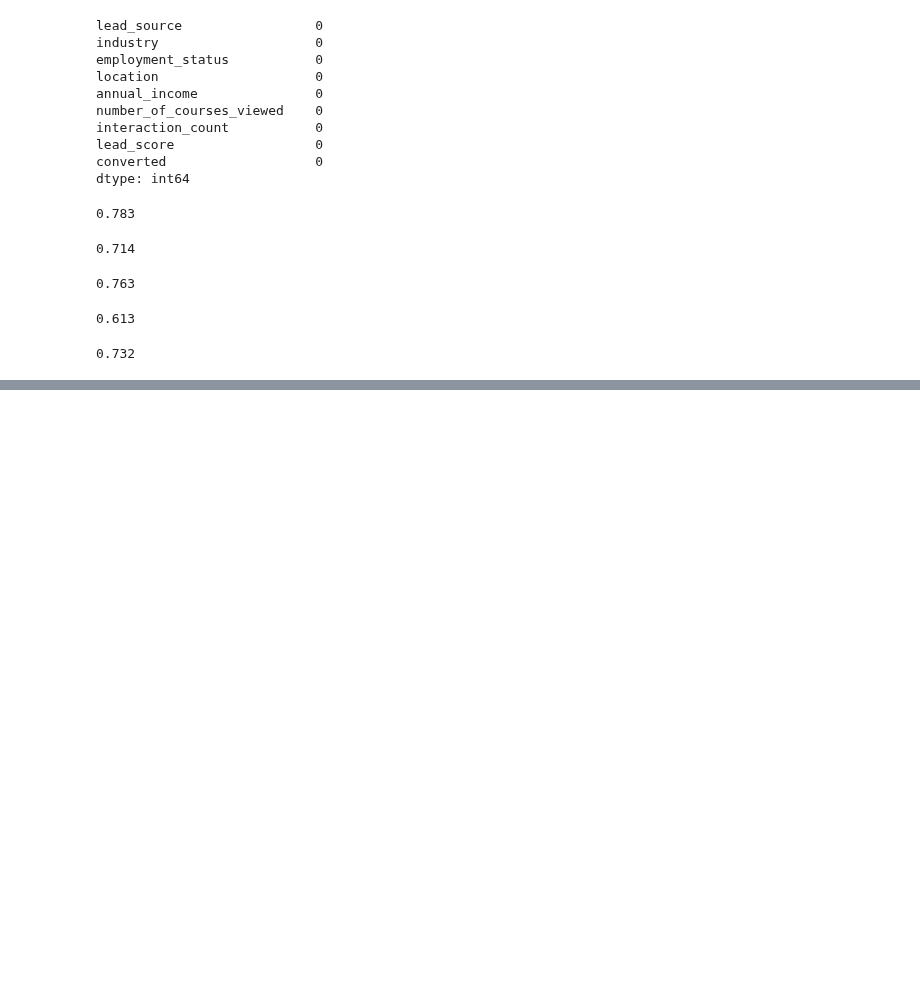
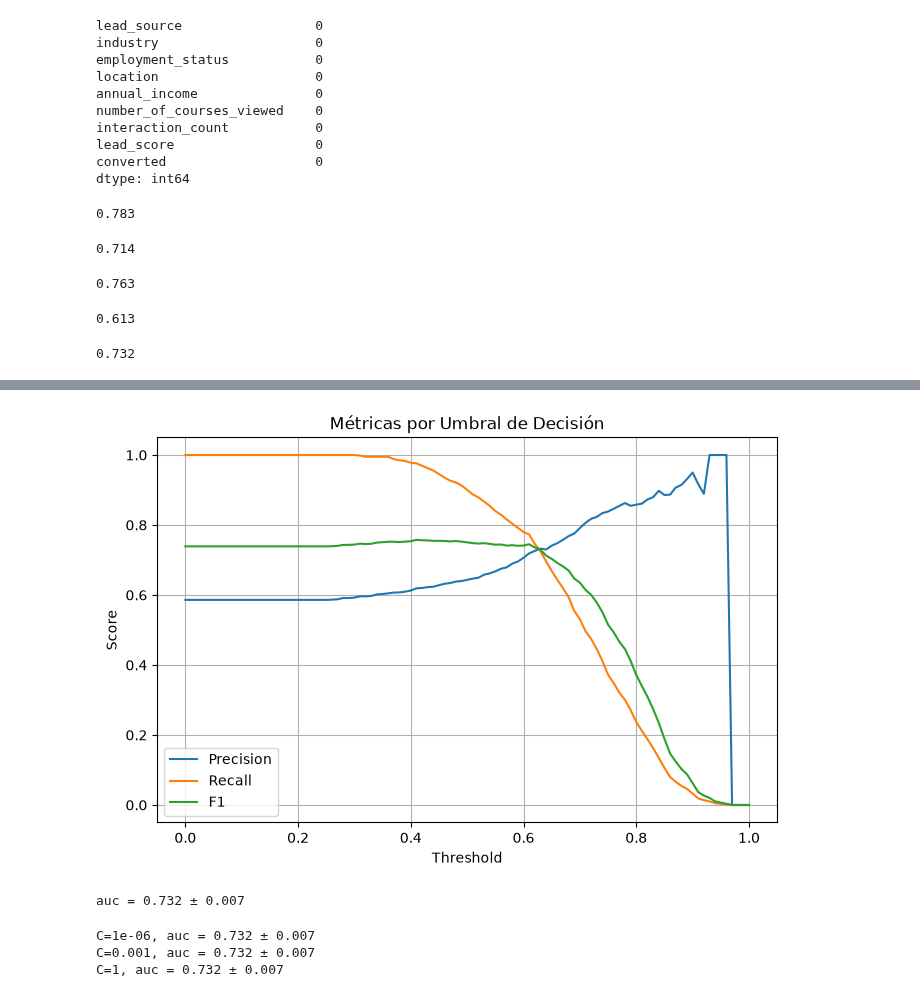
Before and after one commit to MasterGino7/MLZHW2026, a Jupyter notebook: 04-evaluation/Homework04.ipynb, the cells around one changed output, grey strips where cells are left out. Cells and saved outputs as stored; diff of their text form; code cells hidden in the pictures; blank space fills up the shorter version.

```diff
--- a/04-evaluation/Homework04.ipynb
+++ b/04-evaluation/Homework04.ipynb
@@ -82,3 +88,24 @@ fpr, tpr, thresholds = roc_curve(y_val, y_pred)
 round(auc(fpr, tpr),3)
 # %% [output]
 0.732
+# %%
+#Question 3 and 4
+thresholds = np.round(np.linspace(0, 1, 100),2)
+precision = []
+recall = []
+F1 = []
+y_pred = model.predict_proba(X_val)[:,1]
+y_val = df_val['converted']
+
+for t in thresholds:
+    true_positive = ((y_pred >= t) & (y_val == 1)).sum()
+    false_positive = ((y_pred >= t) & (y_val == 0)).sum()
+    false_negative = ((y_pred < t) & (y_val == 1)).sum()
+    true_negative = ((y_pred < t) & (y_val == 0)).sum()
+
+    precisiont = true_positive / ((true_positive + false_positive) + 0.00000001)
+    recallt = true_positive / ((true_positive + false_negative) + 0.00000001)
+    F1t = (2*precisiont*recallt) / (precisiont + recallt + 0.00000001)
+    precision.append(precisiont)
+    recall.append(recallt)
+    F1.append(F1t)
@@ -84,0 +122,13 @@ round(auc(fpr, tpr),3)
+# %%
+plt.figure(figsize=(8, 5))
+plt.plot(thresholds, precision, label='Precision')
+plt.plot(thresholds, recall, label='Recall')
+plt.plot(thresholds, F1, label='F1')
+plt.xlabel('Threshold')
+plt.ylabel('Score')
+plt.title('Métricas por Umbral de Decisión')
+plt.legend()
+plt.grid(True)
+plt.show()
+# %% [output]
+[figure, added]
@@ -84,0 +161,43 @@ round(auc(fpr, tpr),3)
+# %%
+aucs = []
+
+for train_idx, val_idx in kfold.split(df_full_train):
+    df_train = df_full_train.iloc[train_idx]
+    y_train = df_train['converted'].values
+
+    df_val = df_full_train.iloc[val_idx]
+    y_val = df_val['converted'].values
+
+    dv, model = train(df_train, y_train)
+    y_pred = predict(df_val, dv, model)
+
+    rocauc = roc_auc_score(y_val, y_pred)
+    aucs.append(rocauc)
+print('auc = %0.3f ± %0.3f' % (np.mean(aucs), np.std(aucs)))
+# %% [output]
+auc = 0.732 ± 0.007
+# %%
+nfolds = 5
+kfold = KFold(n_splits=nfolds, shuffle=True, random_state=1)
+
+for C in [0.000001, 0.001, 1]:
+    aucs = []
+
+    for train_idx, val_idx in kfold.split(df_full_train):
+        df_train = df_full_train.iloc[train_idx]
+        df_val = df_full_train.iloc[val_idx]
+
+        y_train = df_train['converted'].values
+        y_val = df_val['converted'].values
+
+        dv, model = train(df_train, y_train, C=C)
+        y_pred = predict(df_val, dv, model)
+
+        auc = roc_auc_score(y_val, y_pred)
+        aucs.append(auc)
+
+    print('C=%s, auc = %0.3f ± %0.3f' % (C, np.mean(aucs), np.std(aucs)))
+# %% [output]
+C=1e-06, auc = 0.732 ± 0.007
+C=0.001, auc = 0.732 ± 0.007
+C=1, auc = 0.732 ± 0.007
```
Also changed, not shown: parts of 6 cells of this notebook.
